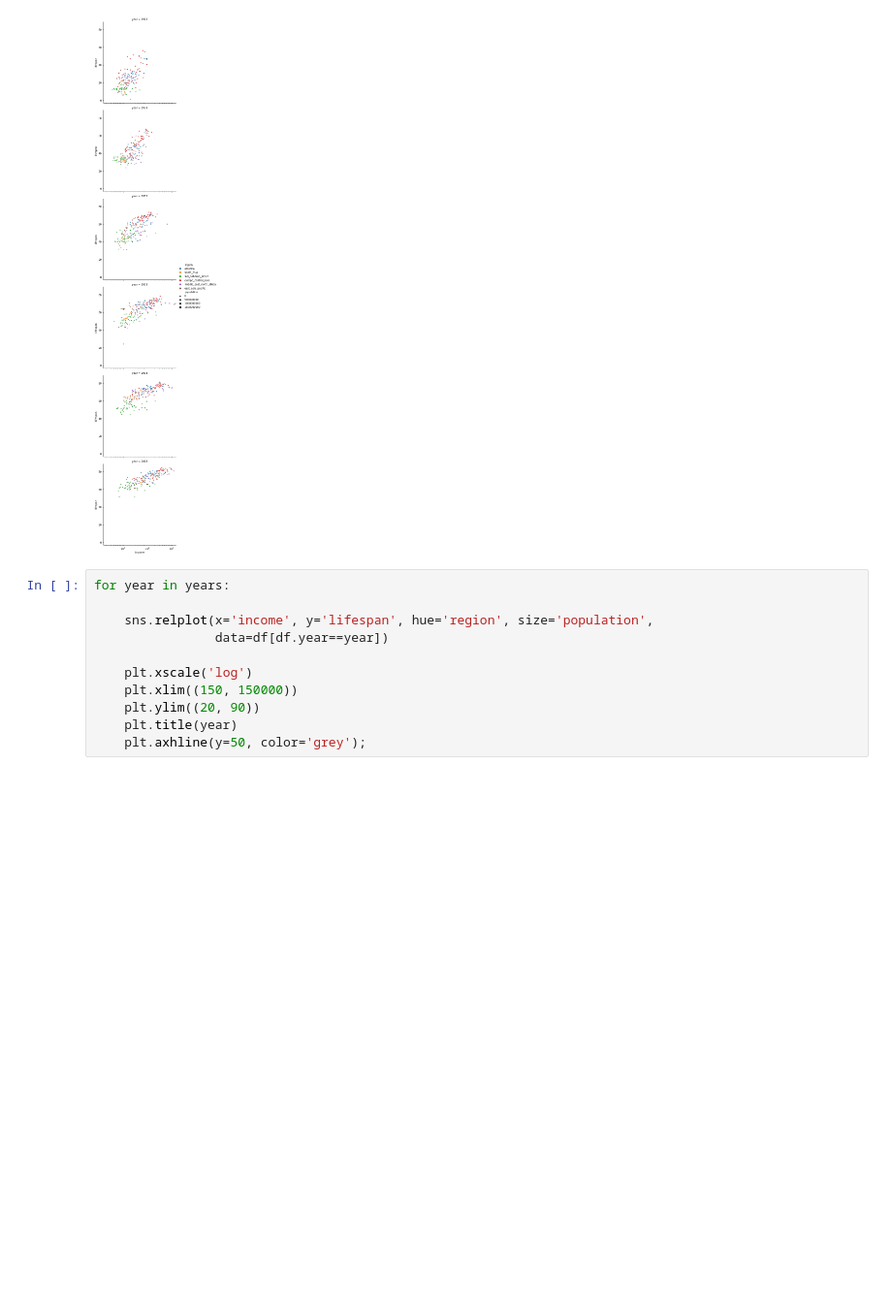
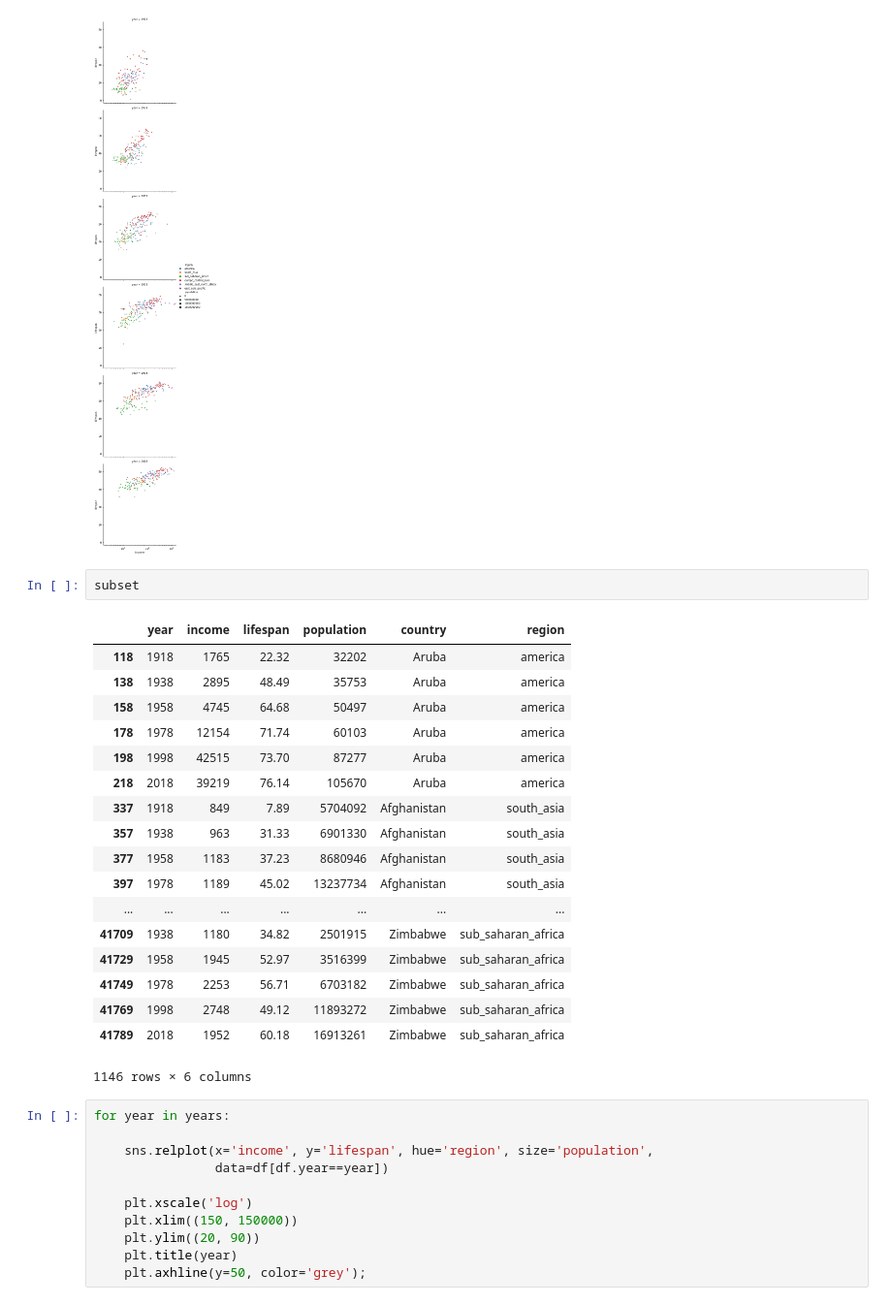
Before and after one commit to bloominstituteoftechnology/DS-Sprint-02-Storytelling-With-Data, a Jupyter notebook: module4-sequence-your-narrative/LS_DS_124_Sequence_your_narrative_LESSON_SOLUTION.ipynb, the cells around one changed output. Shown: that part at 97% size. Saved outputs shown, nothing was run; the diff lists cells and outputs as text; blank space fills up the shorter version.

```diff
--- a/module4-sequence-your-narrative/LS_DS_124_Sequence_your_narrative_LESSON_SOLUTION.ipynb
+++ b/module4-sequence-your-narrative/LS_DS_124_Sequence_your_narrative_LESSON_SOLUTION.ipynb
@@ -420,6 +420,27 @@ plt.xscale('log')
 plt.xlim((150, 150000));
 # %% [output]
 [figure]
+# %%
+subset
+# %% [output]
+|  | year | income | lifespan | population | country | region |
+| 118 | 1918 | 1765 | 22.32 | 32202 | Aruba | america |
+| 138 | 1938 | 2895 | 48.49 | 35753 | Aruba | america |
+| 158 | 1958 | 4745 | 64.68 | 50497 | Aruba | america |
+| 178 | 1978 | 12154 | 71.74 | 60103 | Aruba | america |
+| 198 | 1998 | 42515 | 73.70 | 87277 | Aruba | america |
+| 218 | 2018 | 39219 | 76.14 | 105670 | Aruba | america |
+| 337 | 1918 | 849 | 7.89 | 5704092 | Afghanistan | south_asia |
+| 357 | 1938 | 963 | 31.33 | 6901330 | Afghanistan | south_asia |
+| 377 | 1958 | 1183 | 37.23 | 8680946 | Afghanistan | south_asia |
+| 397 | 1978 | 1189 | 45.02 | 13237734 | Afghanistan | south_asia |
+| ... | ... | ... | ... | ... | ... | ... |
+| 41709 | 1938 | 1180 | 34.82 | 2501915 | Zimbabwe | sub_saharan_africa |
+| 41729 | 1958 | 1945 | 52.97 | 3516399 | Zimbabwe | sub_saharan_africa |
+| 41749 | 1978 | 2253 | 56.71 | 6703182 | Zimbabwe | sub_saharan_africa |
+| 41769 | 1998 | 2748 | 49.12 | 11893272 | Zimbabwe | sub_saharan_africa |
+| 41789 | 2018 | 1952 | 60.18 | 16913261 | Zimbabwe | sub_saharan_africa |
+1146 rows × 6 columns
 # %%
 for year in years:
 
```
Also changed, not shown: parts of 4 cells of this notebook, 2 other files.
